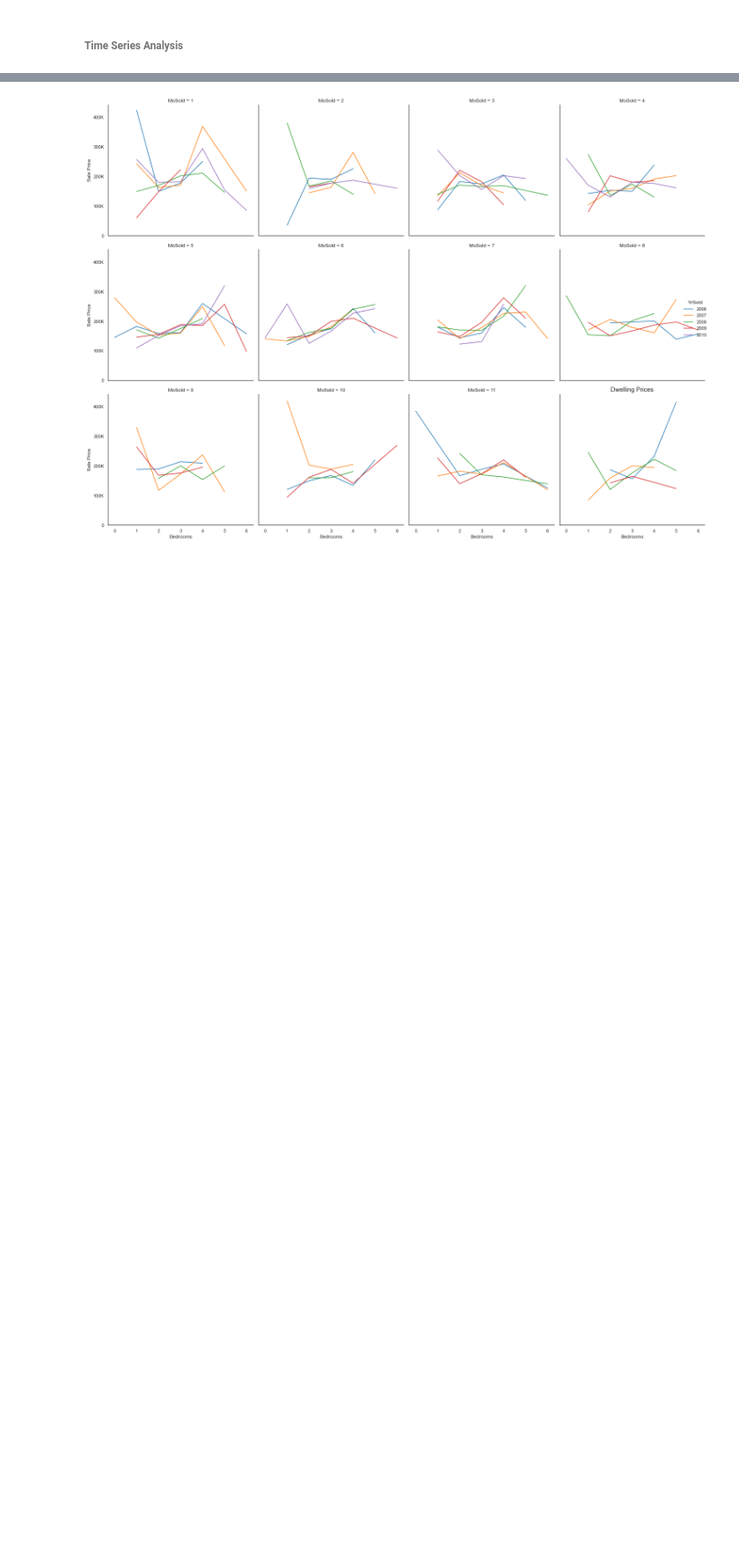
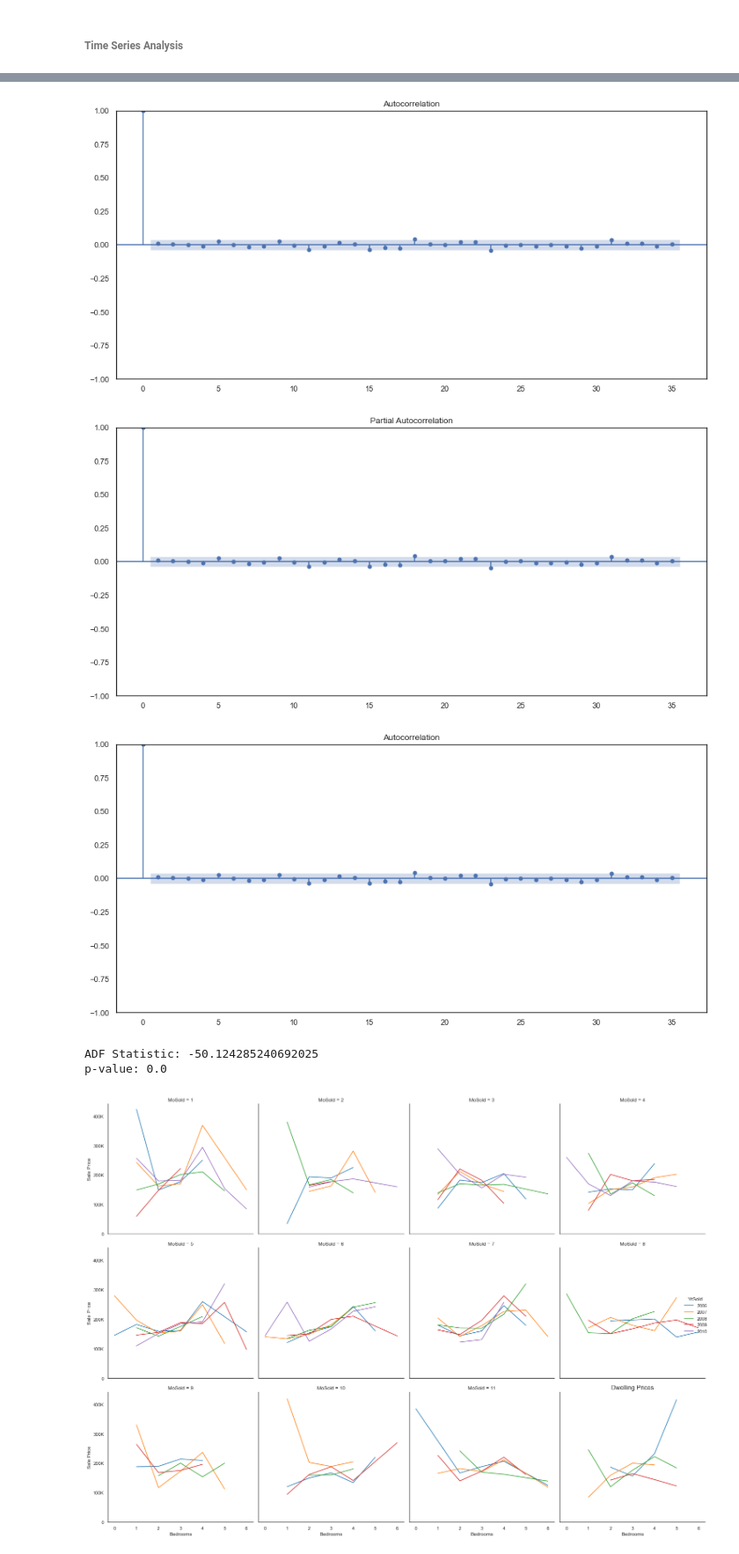
Before and after one commit to danielosetiawan/Ames_Housing_ML, a Jupyter notebook: DS - Ames.ipynb, the cells around one changed output, grey strips where cells are left out. Shown at 88% size. Saved outputs shown, nothing was run; the diff lists cells and outputs as text; code cells hidden in the pictures; blank space fills up the shorter version.

```diff
--- a/DS - Ames.ipynb
+++ b/DS - Ames.ipynb
@@ -571,0 +617,14 @@ housing.head()
+# %%
+tsaplots.plot_pacf(data)
+tsaplots.plot_acf(data)
+# %% [output]
+[figure, added]
+[figure, added]
+[figure, added]
+# %%
+ad_fuller_result = adfuller(data)
+print(f'ADF Statistic: {ad_fuller_result[0]}')
+print(f'p-value: {ad_fuller_result[1]}')
+# %% [output]
+ADF Statistic: -50.124285240692025
+p-value: 0.0
```
Also changed, not shown: parts of 7 cells of this notebook, 2 other files.
